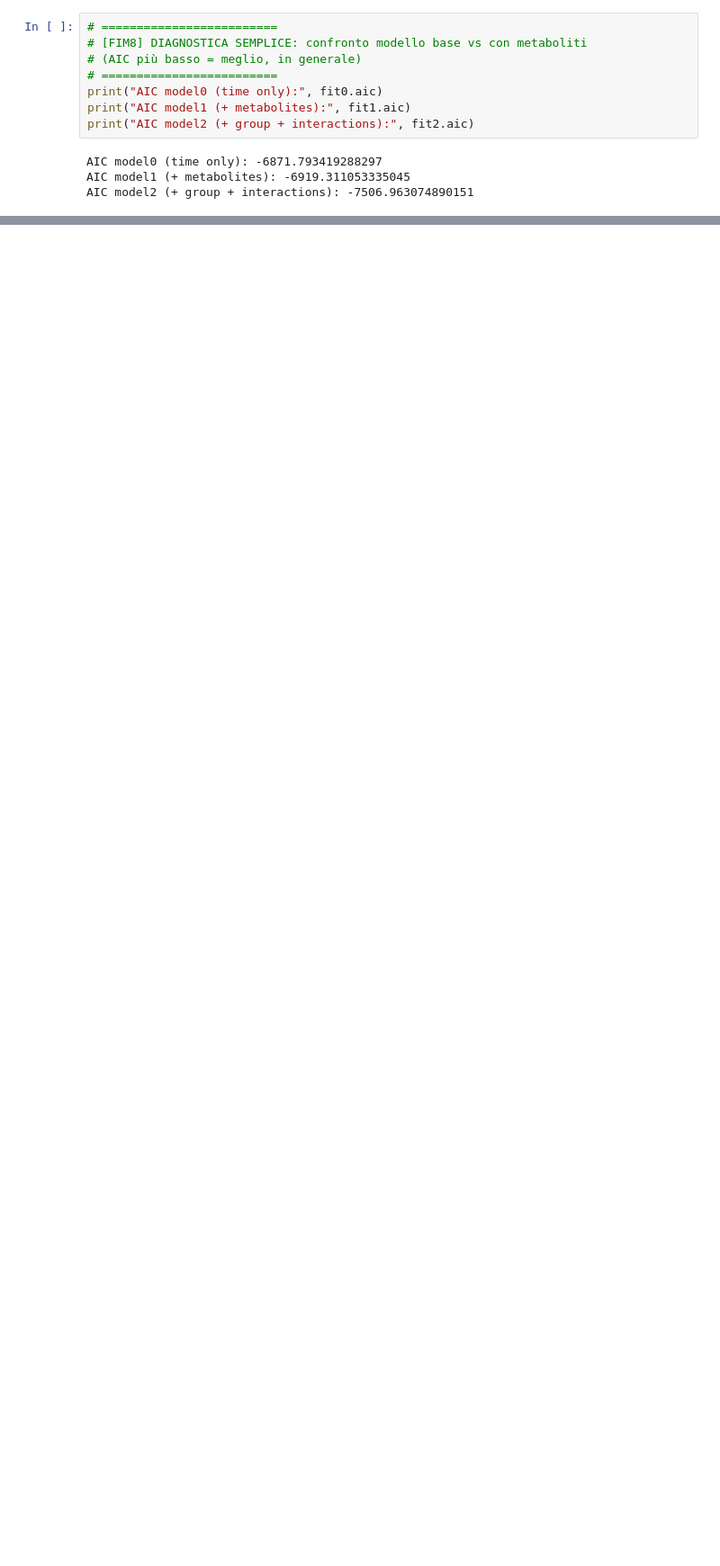
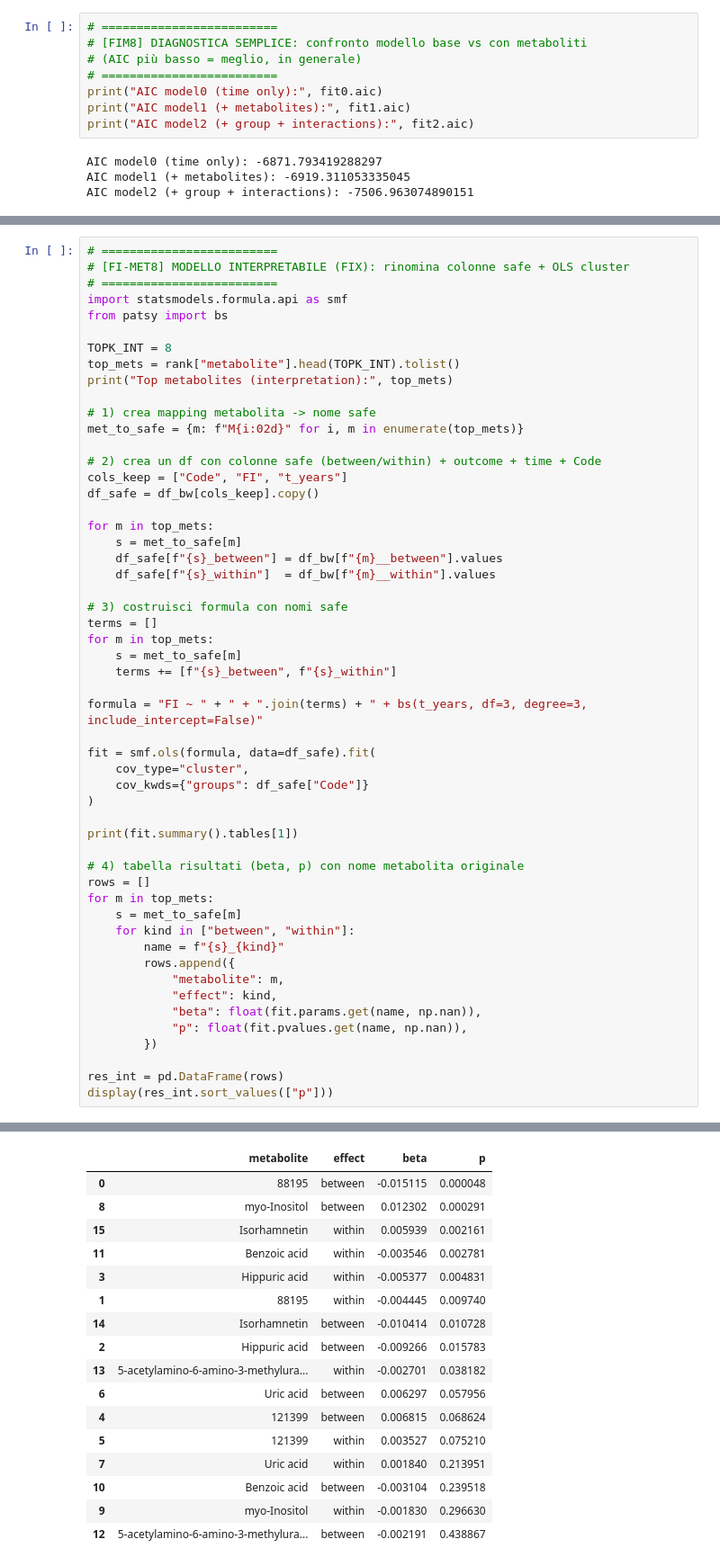
Before and after one commit to FilippoSaccomano/Thesis_Code, a Jupyter notebook: EDA_Cean_dataset.ipynb, the cells around one changed output, grey strips where cells are left out. Shown at 90% size. Cells and saved outputs as stored; diff of their text form; blank space fills up the shorter version.

```diff
--- a/EDA_Cean_dataset.ipynb
+++ b/EDA_Cean_dataset.ipynb
@@ -1361,0 +1036,54 @@ AIC model2 (+ group + interactions): -7506.963074890151
+# %%
+# =========================
+# [FI-MET8] MODELLO INTERPRETABILE (FIX): rinomina colonne safe + OLS cluster
+# =========================
+import statsmodels.formula.api as smf
+from patsy import bs
+
+TOPK_INT = 8
+top_mets = rank["metabolite"].head(TOPK_INT).tolist()
+print("Top metabolites (interpretation):", top_mets)
+
+# 1) crea mapping metabolita -> nome safe
+met_to_safe = {m: f"M{i:02d}" for i, m in enumerate(top_mets)}
+
+# 2) crea un df con colonne safe (between/within) + outcome + time + Code
+cols_keep = ["Code", "FI", "t_years"]
+df_safe = df_bw[cols_keep].copy()
+
+for m in top_mets:
+    s = met_to_safe[m]
+    df_safe[f"{s}_between"] = df_bw[f"{m}__between"].values
+    df_safe[f"{s}_within"]  = df_bw[f"{m}__within"].values
+
+# 3) costruisci formula con nomi safe
+terms = []
+for m in top_mets:
+    s = met_to_safe[m]
+    terms += [f"{s}_between", f"{s}_within"]
+
+formula = "FI ~ " + " + ".join(terms) + " + bs(t_years, df=3, degree=3, include_intercept=False)"
+
+fit = smf.ols(formula, data=df_safe).fit(
+    cov_type="cluster",
+    cov_kwds={"groups": df_safe["Code"]}
+)
+
+print(fit.summary().tables[1])
+
+# 4) tabella risultati (beta, p) con nome metabolita originale
+rows = []
+for m in top_mets:
+    s = met_to_safe[m]
+    for kind in ["between", "within"]:
+        name = f"{s}_{kind}"
+        rows.append({
+            "metabolite": m,
+            "effect": kind,
+            "beta": float(fit.params.get(name, np.nan)),
+            "p": float(fit.pvalues.get(name, np.nan)),
+        })
+
+res_int = pd.DataFrame(rows)
+display(res_int.sort_values(["p"]))
+# %% [output]
@@ -1361,0 +1107,17 @@ AIC model2 (+ group + interactions): -7506.963074890151
+|  | metabolite | effect | beta | p |
+| 0 | 88195 | between | -0.015115 | 0.000048 |
+| 8 | myo-Inositol | between | 0.012302 | 0.000291 |
+| 15 | Isorhamnetin | within | 0.005939 | 0.002161 |
+| 11 | Benzoic acid | within | -0.003546 | 0.002781 |
+| 3 | Hippuric acid | within | -0.005377 | 0.004831 |
+| 1 | 88195 | within | -0.004445 | 0.009740 |
+| 14 | Isorhamnetin | between | -0.010414 | 0.010728 |
+| 2 | Hippuric acid | between | -0.009266 | 0.015783 |
+| 13 | 5-acetylamino-6-amino-3-methylura... | within | -0.002701 | 0.038182 |
+| 6 | Uric acid | between | 0.006297 | 0.057956 |
+| 4 | 121399 | between | 0.006815 | 0.068624 |
+| 5 | 121399 | within | 0.003527 | 0.075210 |
+| 7 | Uric acid | within | 0.001840 | 0.213951 |
+| 10 | Benzoic acid | between | -0.003104 | 0.239518 |
+| 9 | myo-Inositol | within | -0.001830 | 0.296630 |
+| 12 | 5-acetylamino-6-amino-3-methylura... | between | -0.002191 | 0.438867 |
```
Also changed, not shown: parts of 18 cells of this notebook.
